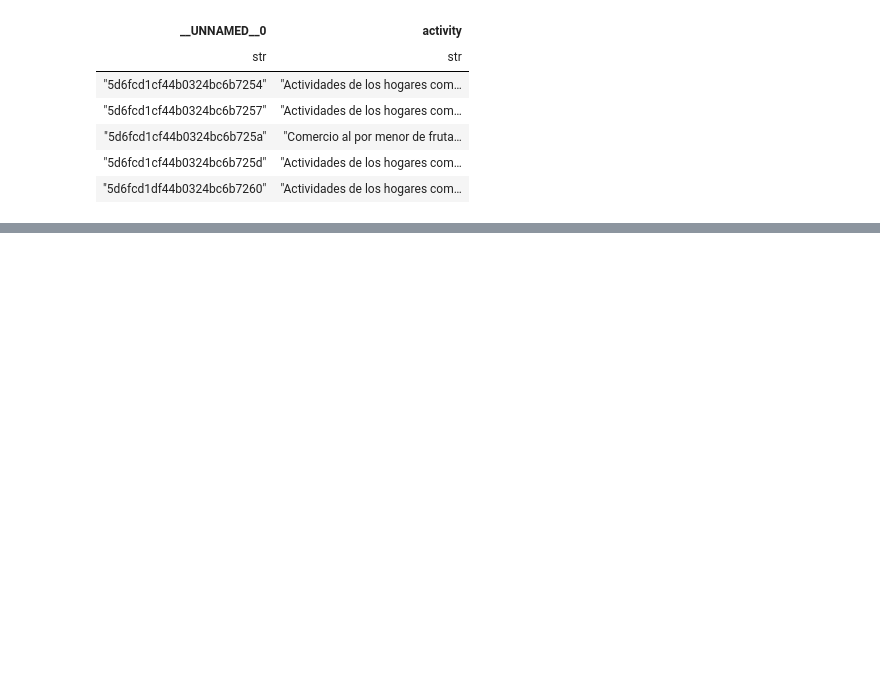
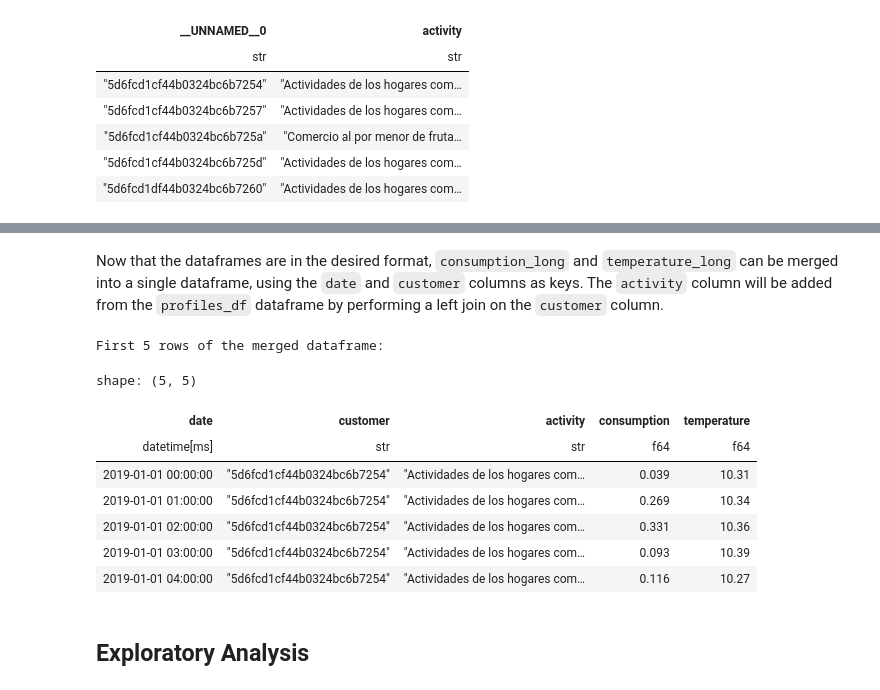
Before and after one commit to alvgonfri/consumption-prediction-spark, a Jupyter notebook: notebooks/exploratory_analysis.ipynb, the cells around one changed output, grey strips where cells are left out. Saved outputs shown, nothing was run; the diff lists cells and outputs as text; code cells hidden in the pictures; blank space fills up the shorter version.

```diff
--- a/notebooks/exploratory_analysis.ipynb
+++ b/notebooks/exploratory_analysis.ipynb
@@ -68,0 +336,22 @@ shape: (5, 2)
+# %%
+consumption_long = consumption_df.unpivot(
+    index=["date"],
+    variable_name="customer",
+    value_name="consumption"
+).with_columns(
+    pl.col("consumption").cast(pl.Float64)
+)
+
+print("First 5 rows of consumption_long:")
+print(consumption_long.head(5))
+
+temperature_long = weather_df.unpivot(
+    index=["date"],
+    variable_name="customer",
+    value_name="temperature"
+).with_columns(
+    pl.col("temperature").cast(pl.Float64)
+)
+
+print("First 5 rows of temperature_long:")
+print(temperature_long.head(5))
@@ -68,0 +376,35 @@ shape: (5, 2)
+# %% [markdown]
+Now that the dataframes are in the desired format, `consumption_long` and `temperature_long` can be merged into a single dataframe, using the `date` and `customer` columns as keys. The `activity` column will be added from the `profiles_df` dataframe by performing a left join on the `customer` column.
+# %%
+consumption_temperature = consumption_long.join(
+    temperature_long,
+    on=["date", "customer"],
+    how="inner"
+)
+
+df = consumption_temperature.join(
+    profiles_df,
+    on="customer",
+    how="left"
+).select(
+    "date",
+    "customer",
+    "activity",
+    "consumption",
+    "temperature"
+)
+
+print("First 5 rows of the merged dataframe:")
+df.head(5)
+# %% [output]
+First 5 rows of the merged dataframe:
+shape: (5, 5)
+| date | customer | activity | consumption | temperature |
+| datetime[ms] | str | str | f64 | f64 |
+| 2019-01-01 00:00:00 | "5d6fcd1cf44b0324bc6b7254" | "Actividades de los hogares com… | 0.039 | 10.31 |
+| 2019-01-01 01:00:00 | "5d6fcd1cf44b0324bc6b7254" | "Actividades de los hogares com… | 0.269 | 10.34 |
+| 2019-01-01 02:00:00 | "5d6fcd1cf44b0324bc6b7254" | "Actividades de los hogares com… | 0.331 | 10.36 |
+| 2019-01-01 03:00:00 | "5d6fcd1cf44b0324bc6b7254" | "Actividades de los hogares com… | 0.093 | 10.39 |
+| 2019-01-01 04:00:00 | "5d6fcd1cf44b0324bc6b7254" | "Actividades de los hogares com… | 0.116 | 10.27 |
+# %% [markdown]
+## Exploratory Analysis
```
Also changed, not shown: parts of 20 cells of this notebook.
